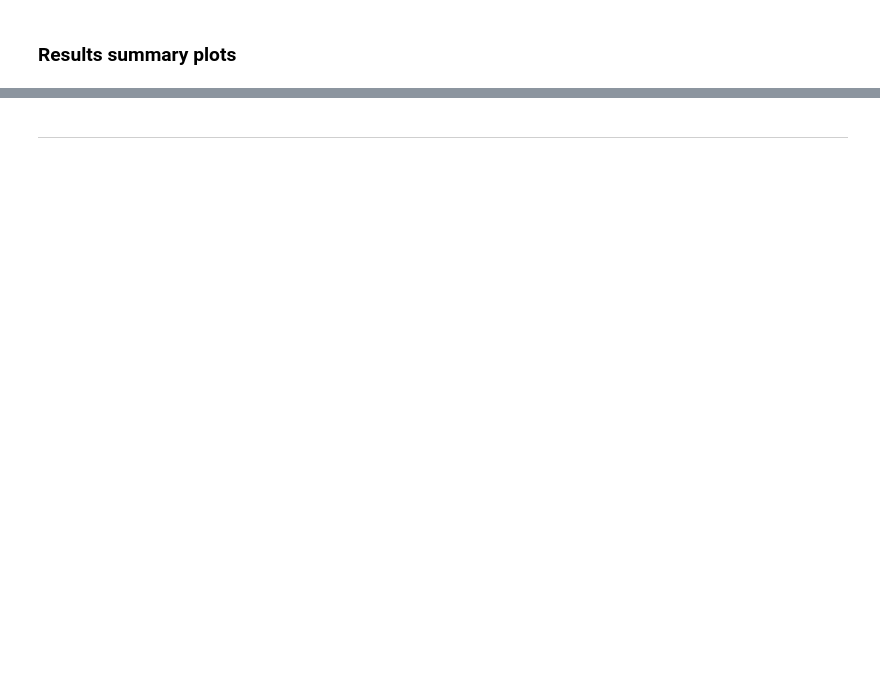
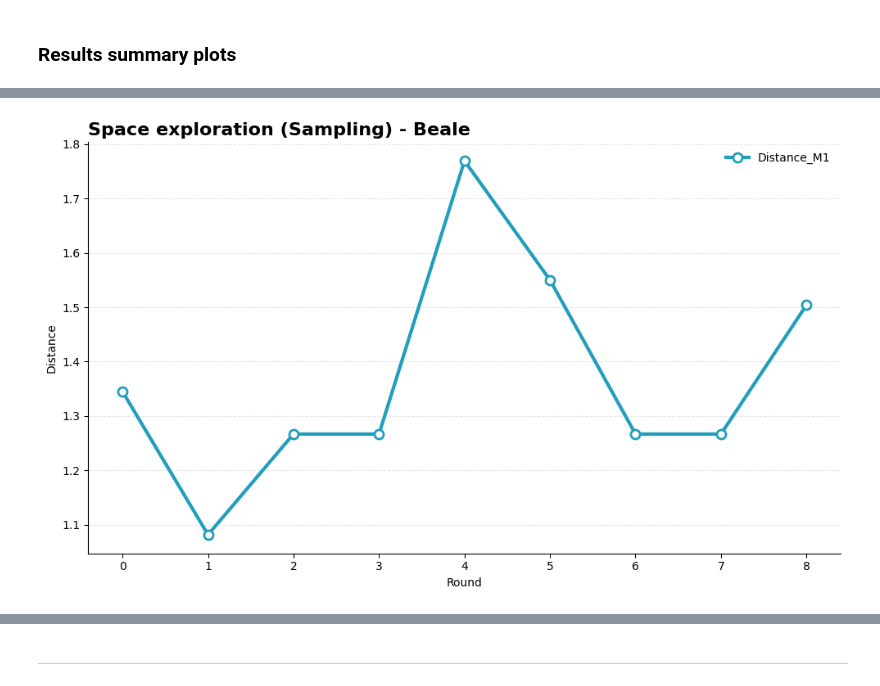
Before and after one commit to emma-reig/TFM_MuBiB_Emma-Reig, a Jupyter notebook: Design_Expert/Mathematical_functions/Analysis_Design-Expert.ipynb, the cells around one changed output, grey strips where cells are left out. Cells and saved outputs as stored; diff of their text form; code cells hidden in the pictures; blank space fills up the shorter version.

```diff
--- a/Design_Expert/Mathematical_functions/Analysis_Design-Expert.ipynb
+++ b/Design_Expert/Mathematical_functions/Analysis_Design-Expert.ipynb
@@ -394,0 +381,87 @@ plot_by_function(final_table)
+# %%
+def plot_by_function(final_table):
+    import matplotlib.pyplot as plt
+
+    final_table['Round'] = pd.to_numeric(final_table['Round'], errors='coerce')
+    functions = final_table['Function'].unique()
+
+    for func in functions:
+        df = final_table[final_table['Function'] == func].copy()
+        df = df.sort_values('Round')
+
+        color_fitting = '#6a1b9a'
+
+        # =========================================================
+        # PLOT 1: SAMPLING
+        # =========================================================
+        fig1, ax1 = plt.subplots(figsize=(10, 6))
+
+        dist_cols = [col for col in df.columns if col.startswith('Distance_M')]
+        colors = ['#219ebc', '#023047', '#ffb703', '#fb8500']
+
+        for i, col in enumerate(dist_cols):
+            if df[col].notna().any():
+                ax1.plot(
+                    df['Round'],
+                    df[col],
+                    marker='o',
+                    markersize=8,
+                    markerfacecolor='white',
+                    markeredgewidth=2,
+                    linestyle='-',
+                    linewidth=3,
+                    color=colors[i % len(colors)],
+                    label=col
+                )
+
+        ax1.set_title(f'Space exploration (Sampling) - {func}', fontsize=16, fontweight='bold', loc='left')
+        ax1.set_xticks(df['Round'])
+        ax1.set_xlabel('Round')
+        ax1.set_ylabel('Distance')
+
+        ax1.legend(frameon=False)
+        ax1.spines['top'].set_visible(False)
+        ax1.spines['right'].set_visible(False)
+        ax1.grid(axis='y', linestyle='--', alpha=0.3)
+
+        plt.tight_layout()
+        fig1.savefig(f"Sampling_{func}.png", dpi=300, bbox_inches='tight')
+        plt.show()
+        plt.close(fig1)
+
+        # =========================================================
+        # PLOT 2: FITTING
+        # =========================================================
+        fig2, ax2 = plt.subplots(figsize=(10, 5))
+
+
+        ax2.plot(df['Round'], df['MAE'], marker='s', linewidth=3, color=color_fitting)
+
+        ax2.set_title(f'Model convergence (Fitting) - {func}', fontsize=16, fontweight='bold', loc='left')
+        ax2.set_xticks(df['Round'])
+        ax2.set_xlabel('Round')
+        ax2.set_ylabel('MAE')
+
+        final_mae = df['MAE'].iloc[-1]
+
+        ax2.annotate(
+            f'Final: {final_mae:.4f}',
+            xy=(df['Round'].iloc[-1], final_mae),
+            xytext=(-60, 20),
+            textcoords='offset points',
+            arrowprops=dict(arrowstyle='->')
+        )
+
+        ax2.spines['top'].set_visible(False)
+        ax2.spines['right'].set_visible(False)
+        ax2.grid(axis='y', linestyle='--', alpha=0.3)
+
+        plt.tight_layout()
+        fig2.savefig(f"Fitting_{func}.png", dpi=300, bbox_inches='tight')
+        plt.show()
+        plt.close(fig2)
+
+
+plot_by_function(final_table)
+# %% [output]
+[figure, added]
```
Also changed, not shown: parts of 13 cells of this notebook, 50 other files.
